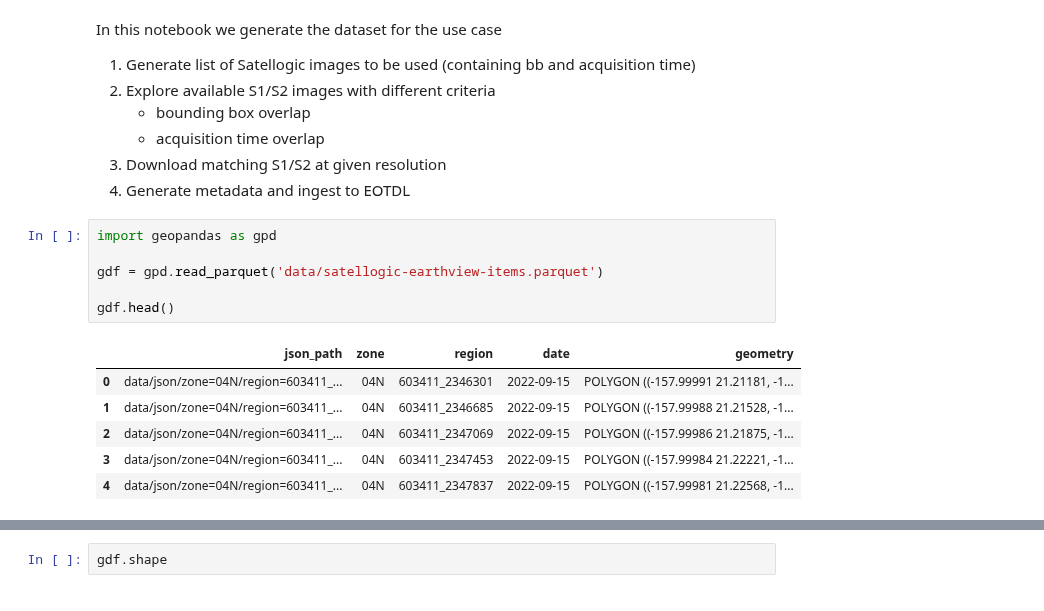
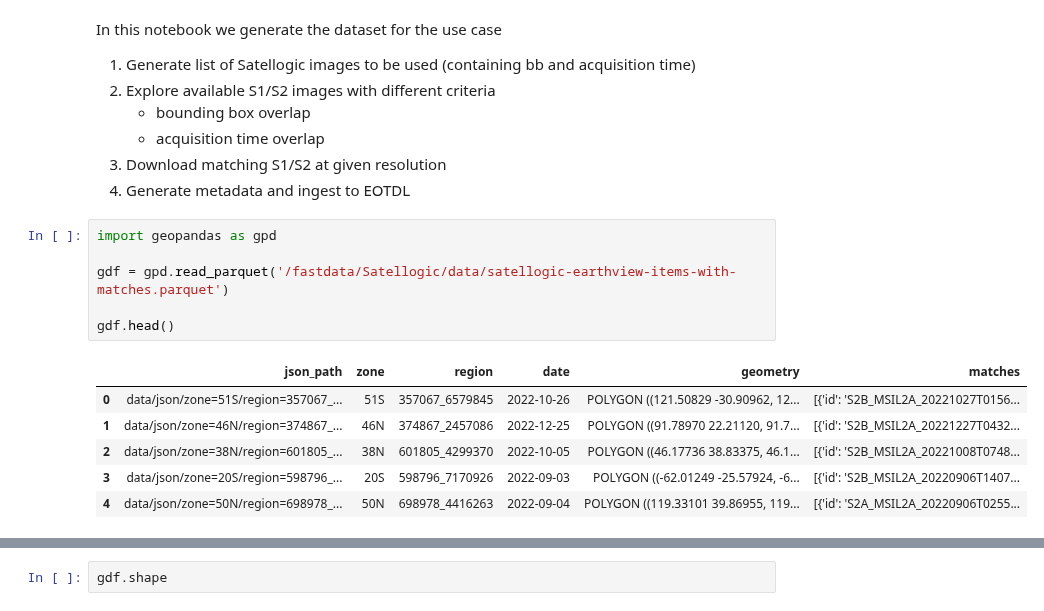
Before and after one commit to earthpulse/eotdl, a Jupyter notebook: tutorials/usecases/useCaseC/dataset.ipynb, the cells around one changed output, grey strips where cells are left out. Cells and saved outputs as stored; diff of their text form.

```diff
--- a/tutorials/usecases/useCaseC/dataset.ipynb
+++ b/tutorials/usecases/useCaseC/dataset.ipynb
@@ -22,13 +19,13 @@ In this notebook we generate the dataset for the use case
 # %%
 import geopandas as gpd
 
-gdf = gpd.read_parquet('data/satellogic-earthview-items.parquet')
+gdf = gpd.read_parquet('/fastdata/Satellogic/data/satellogic-earthview-items-with-matches.parquet')
 
 gdf.head()
 # %% [output]
-|  | json_path | zone | region | date | geometry |
-| 0 | data/json/zone=04N/region=603411_... | 04N | 603411_2346301 | 2022-09-15 | POLYGON ((-157.99991 21.21181, -1... |
-| 1 | data/json/zone=04N/region=603411_... | 04N | 603411_2346685 | 2022-09-15 | POLYGON ((-157.99988 21.21528, -1... |
-| 2 | data/json/zone=04N/region=603411_... | 04N | 603411_2347069 | 2022-09-15 | POLYGON ((-157.99986 21.21875, -1... |
-| 3 | data/json/zone=04N/region=603411_... | 04N | 603411_2347453 | 2022-09-15 | POLYGON ((-157.99984 21.22221, -1... |
-| 4 | data/json/zone=04N/region=603411_... | 04N | 603411_2347837 | 2022-09-15 | POLYGON ((-157.99981 21.22568, -1... |
+|  | json_path | zone | region | date | geometry | matches |
+| 0 | data/json/zone=51S/region=357067_... | 51S | 357067_6579845 | 2022-10-26 | POLYGON ((121.50829 -30.90962, 12... | [{'id': 'S2B_MSIL2A_20221027T0156... |
+| 1 | data/json/zone=46N/region=374867_... | 46N | 374867_2457086 | 2022-12-25 | POLYGON ((91.78970 22.21120, 91.7... | [{'id': 'S2B_MSIL2A_20221227T0432... |
+| 2 | data/json/zone=38N/region=601805_... | 38N | 601805_4299370 | 2022-10-05 | POLYGON ((46.17736 38.83375, 46.1... | [{'id': 'S2B_MSIL2A_20221008T0748... |
+| 3 | data/json/zone=20S/region=598796_... | 20S | 598796_7170926 | 2022-09-03 | POLYGON ((-62.01249 -25.57924, -6... | [{'id': 'S2B_MSIL2A_20220906T1407... |
+| 4 | data/json/zone=50N/region=698978_... | 50N | 698978_4416263 | 2022-09-04 | POLYGON ((119.33101 39.86955, 119... | [{'id': 'S2A_MSIL2A_20220906T0255... |
```
Also changed, not shown: parts of 26 cells of this notebook, 2 other files.
